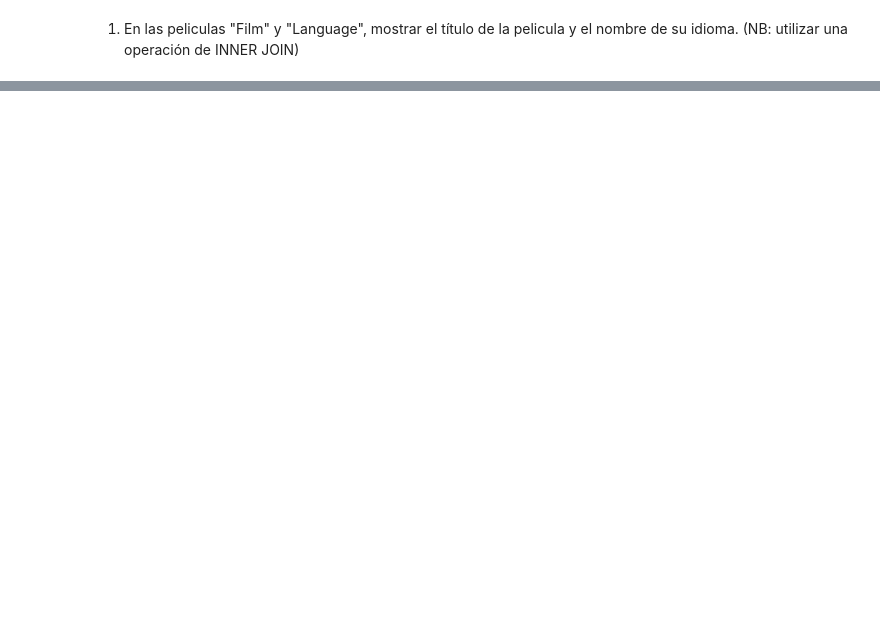
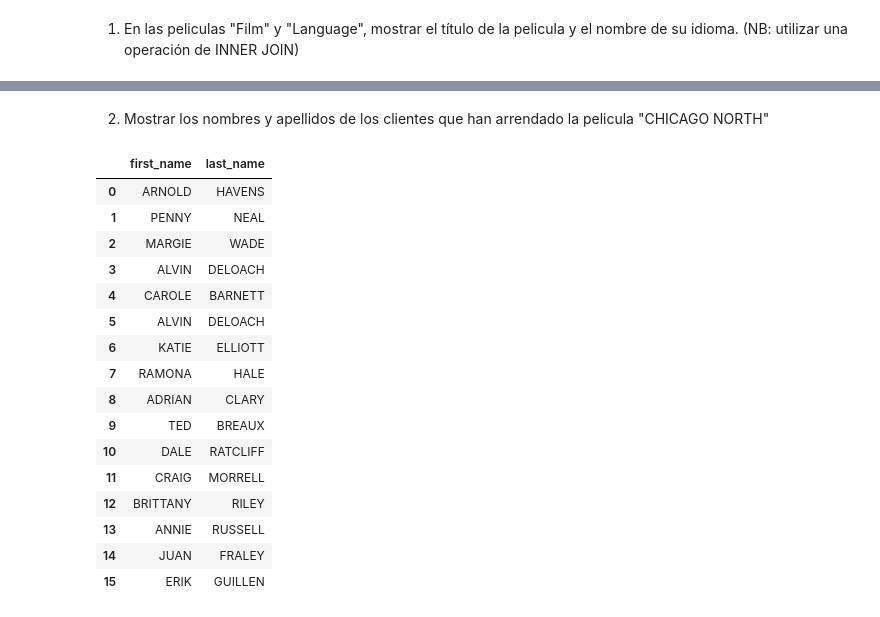
Before and after one commit to fehrmann11/INFO261, a Jupyter notebook: Notebook 2 - Crear y Consultar una Base de Datos relacional con MySQL.ipynb, the cells around one changed output, grey strips where cells are left out. Saved outputs shown, nothing was run; the diff lists cells and outputs as text; code cells hidden in the pictures; blank space fills up the shorter version.

```diff
--- a/Notebook 2 - Crear y Consultar una Base de Datos relacional con MySQL.ipynb
+++ b/Notebook 2 - Crear y Consultar una Base de Datos relacional con MySQL.ipynb
@@ -282,0 +283,23 @@ display(df)
+# %% [markdown]
+2) Mostrar los nombres y apellidos de los clientes que han arrendado la pelicula "CHICAGO NORTH"
+# %%
+df = pd.read_sql('SELECT first_name,last_name FROM customer INNER JOIN rental on customer.customer_id=rental.customer_id  INNER JOIN inventory on rental.inventory_id=inventory.inventory_id INNER JOIN film on inventory.film_id=film.film_id where title="CHICAGO NORTH";', con=db_connection)
+display(df)
+# %% [output]
+|  | first_name | last_name |
+| 0 | ARNOLD | HAVENS |
+| 1 | PENNY | NEAL |
+| 2 | MARGIE | WADE |
+| 3 | ALVIN | DELOACH |
+| 4 | CAROLE | BARNETT |
+| 5 | ALVIN | DELOACH |
+| 6 | KATIE | ELLIOTT |
+| 7 | RAMONA | HALE |
+| 8 | ADRIAN | CLARY |
+| 9 | TED | BREAUX |
+| 10 | DALE | RATCLIFF |
+| 11 | CRAIG | MORRELL |
+| 12 | BRITTANY | RILEY |
+| 13 | ANNIE | RUSSELL |
+| 14 | JUAN | FRALEY |
+| 15 | ERIK | GUILLEN |
```
Also changed, not shown: parts of 10 cells of this notebook.
